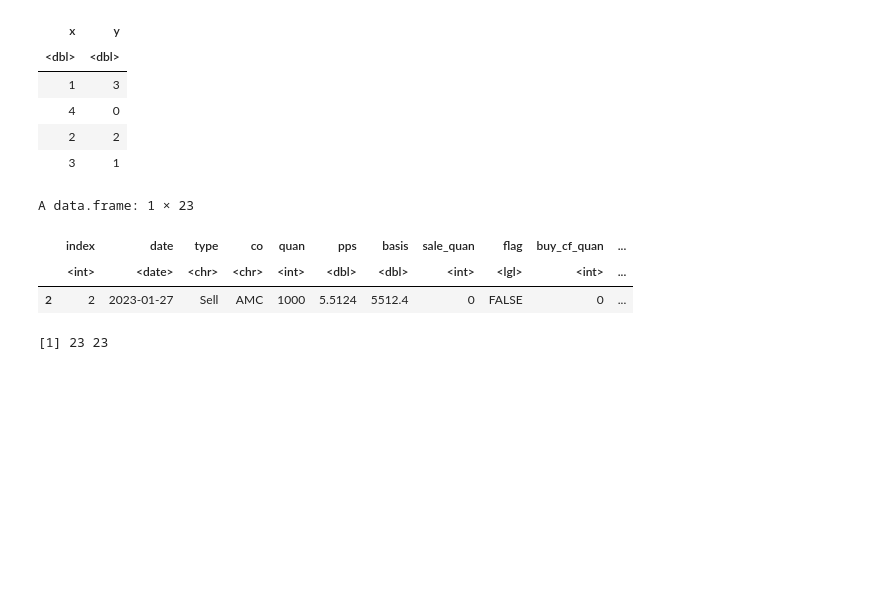
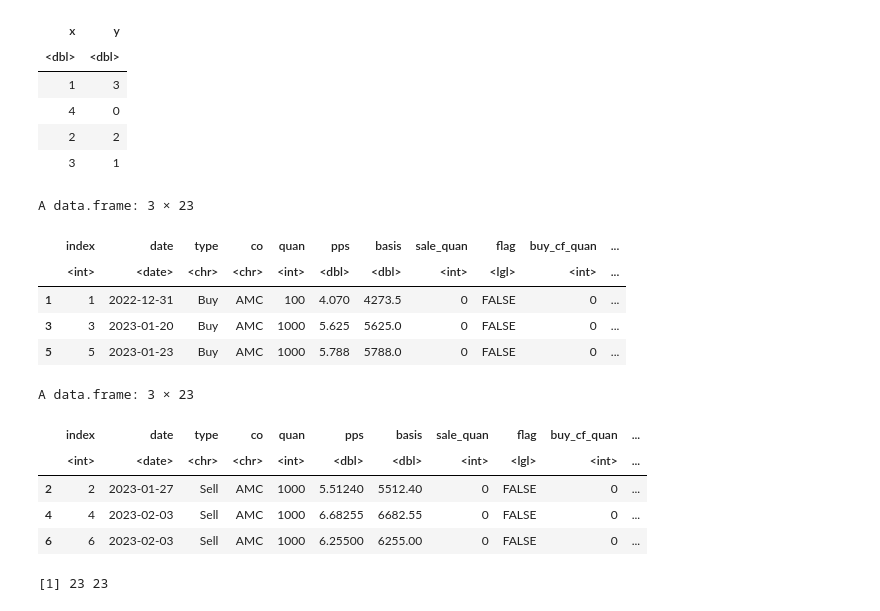
Before and after one commit to GrayCoHub/fifo_redo, a Jupyter notebook: fifo_rows_redo2.ipynb, the cells around one changed output. Cells and saved outputs as stored; diff of their text form; code cells hidden in the pictures; blank space fills up the shorter version.

```diff
--- a/fifo_rows_redo2.ipynb
+++ b/fifo_rows_redo2.ipynb
@@ -129,7 +131,7 @@ A data.frame: 1 × 23
 # %%
 # # update b based upon the Sale Type: b>s, b<s, b==s
 
-update_b <- function() {
+update_b <- function(b, buys) {
 
 
         # ( b > s ) ,  Buy C/F
@@ -152,6 +154,7 @@ update_b <- function() {
 
             # Has buy c/f
             b$flag <- TRUE
+            buys$flag[1] <- TRUE
 
        # ( s > b ), has sell carryforward
 
@@ -194,9 +197,12 @@ update_b <- function() {
  #           s$type <- "SOLD"
             }
 
-        return(b)
+        return(list(b, buys))
 }  # fct
 
-updated_b <- update_b()
-updated_b
+update_b_list <- update_b(b, buys)
+updated_b <- update_b_list[[1]]
+buys <- update_b_list[[2]]
+dim(updated_b)
+dim(buys)
 # %% [output]
@@ -256,13 +285,21 @@ A tibble: 4 × 2
 | 2 | 2 |
 | 3 | 1 |
 # %%
-first_row <- head(sells, 1)
-first_row
+buys[1:3,]
+sells[1:3,]
 # %% [output]
-A data.frame: 1 × 23
+A data.frame: 3 × 23
 |  | index | date | type | co | quan | pps | basis | sale_quan | flag | buy_cf_quan | ... |
 |  | <int> | <date> | <chr> | <chr> | <int> | <dbl> | <dbl> | <int> | <lgl> | <int> | ... |
-| 2 | 2 | 2023-01-27 | Sell | AMC | 1000 | 5.5124 | 5512.4 | 0 | FALSE | 0 | ... |
+| 1 | 1 | 2022-12-31 | Buy | AMC | 100 | 4.070 | 4273.5 | 0 | FALSE | 0 | ... |
+| 3 | 3 | 2023-01-20 | Buy | AMC | 1000 | 5.625 | 5625.0 | 0 | FALSE | 0 | ... |
+| 5 | 5 | 2023-01-23 | Buy | AMC | 1000 | 5.788 | 5788.0 | 0 | FALSE | 0 | ... |
+A data.frame: 3 × 23
+|  | index | date | type | co | quan | pps | basis | sale_quan | flag | buy_cf_quan | ... |
+|  | <int> | <date> | <chr> | <chr> | <int> | <dbl> | <dbl> | <int> | <lgl> | <int> | ... |
+| 2 | 2 | 2023-01-27 | Sell | AMC | 1000 | 5.51240 | 5512.40 | 0 | FALSE | 0 | ... |
+| 4 | 4 | 2023-02-03 | Sell | AMC | 1000 | 6.68255 | 6682.55 | 0 | FALSE | 0 | ... |
+| 6 | 6 | 2023-02-03 | Sell | AMC | 1000 | 6.25500 | 6255.00 | 0 | FALSE | 0 | ... |
 # %%
 dim(buys)
 dim(sells)
```
Also changed, not shown: parts of 54 cells of this notebook.
